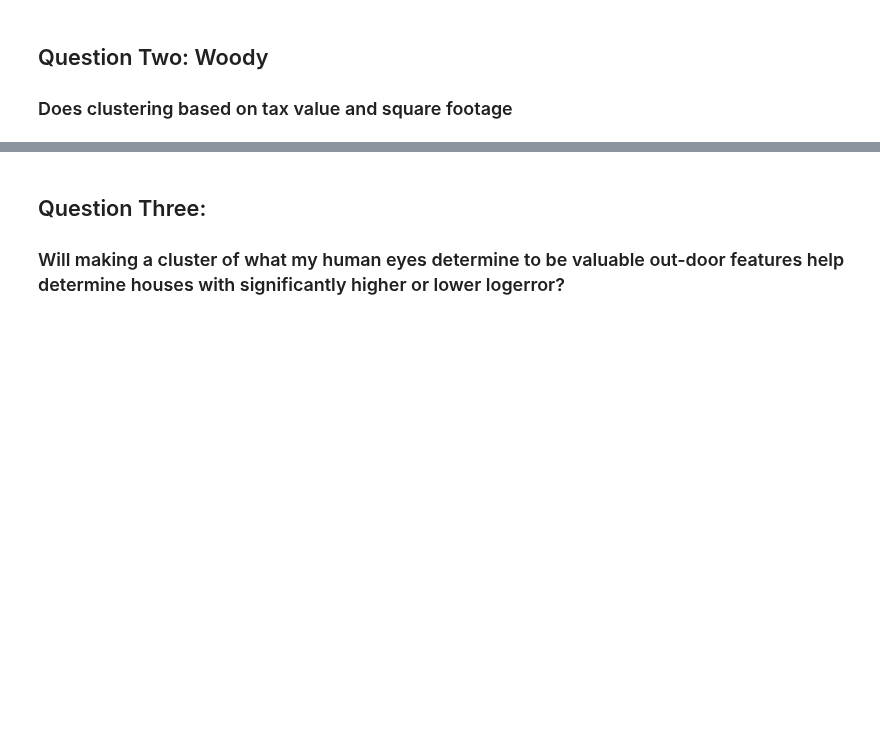
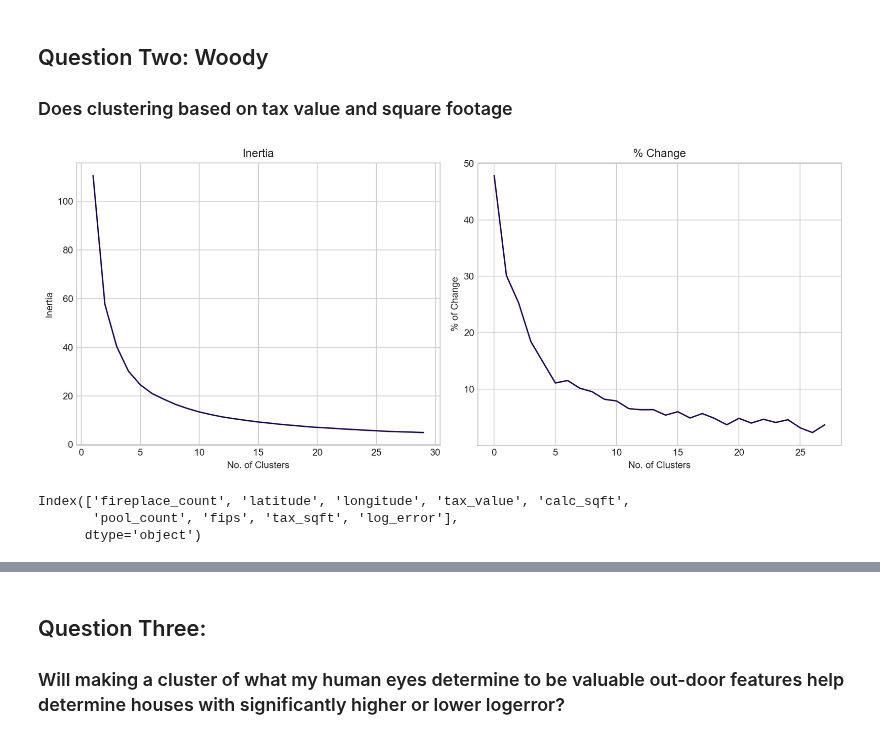
Before and after one commit to L-G-B-Team/clustering-project, a Jupyter notebook: Final_Report_Clustering.ipynb, the cells around one changed output, grey strips where cells are left out. Drawn from its saved outputs; the diff is of its cells as text; code cells hidden in the pictures; blank space fills up the shorter version.

```diff
--- a/Final_Report_Clustering.ipynb
+++ b/Final_Report_Clustering.ipynb
@@ -105,3 +107,14 @@ e.tax_sqft_plot(train)
 # %% [markdown]
 ## Question Two: Woody
 ### Does clustering based on tax value and square footage
+# %%
+reload(e)
+train_scaled,scaler,kmeans = m.scale_and_cluster(train,['fireplace_count', 'latitude',
+    'longitude', 'tax_value', 'calc_sqft','pool_count','fips'],cluster_cols=['tax_value','calc_sqft'],cluster_name='tax_sqft',target='log_error',k=5)
+e.generate_elbow(train_scaled[['calc_sqft','tax_value']])
+train_scaled.columns
+# %% [output]
+[figure, added]
+Index(['fireplace_count', 'latitude', 'longitude', 'tax_value', 'calc_sqft',
+       'pool_count', 'fips', 'tax_sqft', 'log_error'],
+      dtype='object')
```
Also changed, not shown: parts of 12 cells of this notebook, 1 other file.
